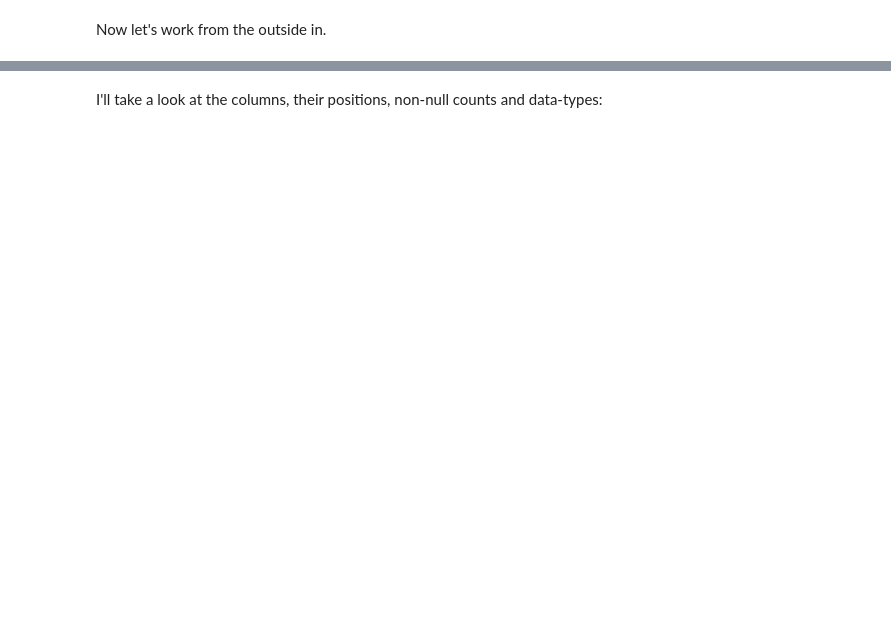
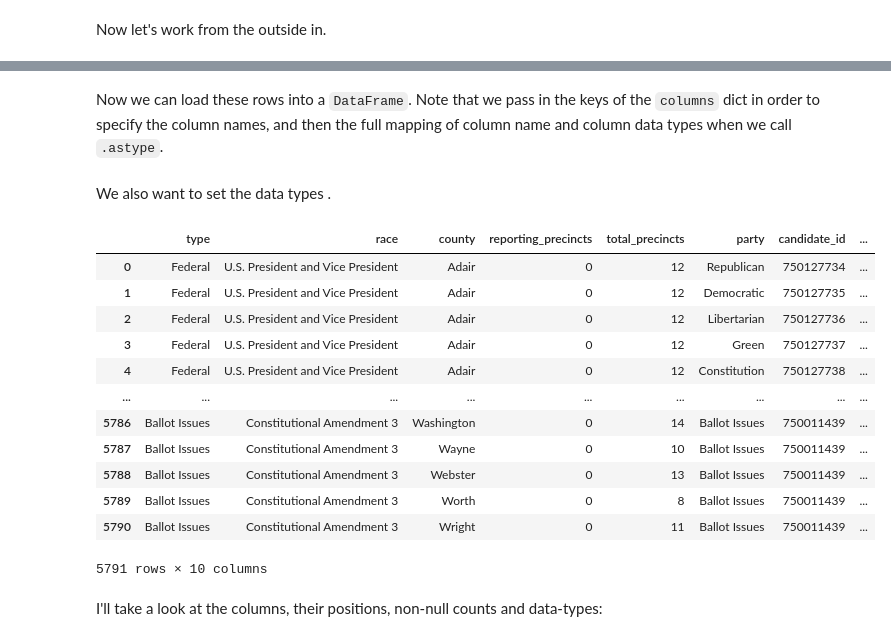
Before and after one commit to gordonje/mo-gen-election-results-2020, a Jupyter notebook: analysis.ipynb, the cells around one changed output, grey strips where cells are left out. Cells and saved outputs as stored; diff of their text form; code cells hidden in the pictures; blank space fills up the shorter version.

```diff
--- a/analysis.ipynb
+++ b/analysis.ipynb
@@ -101,5 +180,7 @@ Instead, we need to reformat the data from a nested structure into a two-dimensi
 Essentially, we want each row to contain the number of votes counted for each ballot option in a given county and given contest.
 
 Let's start by defining an empty list hold all of our rows
+# %%
+rows = []
 # %% [markdown]
 Now let's work from the outside in.
@@ -111,0 +187,25 @@ Now I can load this data into a `pandas.DataFrame`. In so doing, I will specify
+# %%
+for type_race in root.findall(".//TypeRace"):
+    for race in type_race.findall("Race"):
+        for counties in race.findall("Counties"):
+            for party in counties.findall("CountyResults/Party"):
+                for candidate in party.findall('Candidate'):
+                    row = [
+                        type_race.find('Type').text.strip(),
+                        race.find('RaceTitle').text.strip(),
+                        counties.find('CountyName').text.strip(),
+                        int(counties.find('CountyResults/ReportingPrecincts').text),
+                        int(counties.find('CountyResults/TotalPrecincts').text),
+                        party.find('PartyName').text.strip(),
+                        candidate.find('CandidateID').text.strip(),
+                        candidate.find('LastName').text.strip(),
+                        int(candidate.find('YesVotes').text),
+                    ]
+                    if candidate.find('NoVotes'):
+                        row.append(
+                            int(candidate.find('NoVotes').text)
+                        )
+                    else:
+                        row.append(0)
+
+                    rows.append(row)
@@ -112,2 +216,38 @@ Now I can load this data into a `pandas.DataFrame`. In so doing, I will specify
+# %%
+columns = {
+    'type': "string",
+    'race': "string",
+    'county': "string",
+    'reporting_precincts': "Int64",
+    'total_precincts': "Int64",
+    'party': "string",
+    'candidate_id': "string",
+    'candidate_name': "string",
+    'yes_votes': "Int64",
+    'no_votes': "Int64"
+}
+# %% [markdown]
+Now we can load these rows into a `DataFrame`. Note that we pass in the keys of the `columns` dict in order to specify the column names, and then the full mapping of column name and column data types when we call `.astype`.
+# %%
+results_df = pd.DataFrame(rows, columns=columns.keys()) \
+    .astype(columns)
+# %% [markdown]
+We also want to set the data types .
+# %%
+results_df
+# %% [output]
+|  | type | race | county | reporting_precincts | total_precincts | party | candidate_id | ... |
+| 0 | Federal | U.S. President and Vice President | Adair | 0 | 12 | Republican | 750127734 | ... |
+| 1 | Federal | U.S. President and Vice President | Adair | 0 | 12 | Democratic | 750127735 | ... |
+| 2 | Federal | U.S. President and Vice President | Adair | 0 | 12 | Libertarian | 750127736 | ... |
+| 3 | Federal | U.S. President and Vice President | Adair | 0 | 12 | Green | 750127737 | ... |
+| 4 | Federal | U.S. President and Vice President | Adair | 0 | 12 | Constitution | 750127738 | ... |
+| ... | ... | ... | ... | ... | ... | ... | ... | ... |
+| 5786 | Ballot Issues | Constitutional Amendment 3 | Washington | 0 | 14 | Ballot Issues | 750011439 | ... |
+| 5787 | Ballot Issues | Constitutional Amendment 3 | Wayne | 0 | 10 | Ballot Issues | 750011439 | ... |
+| 5788 | Ballot Issues | Constitutional Amendment 3 | Webster | 0 | 13 | Ballot Issues | 750011439 | ... |
+| 5789 | Ballot Issues | Constitutional Amendment 3 | Worth | 0 | 8 | Ballot Issues | 750011439 | ... |
+| 5790 | Ballot Issues | Constitutional Amendment 3 | Wright | 0 | 11 | Ballot Issues | 750011439 | ... |
+5791 rows × 10 columns
 # %% [markdown]
 I'll take a look at the columns, their positions, non-null counts and data-types:
```
Also changed, not shown: parts of 39 cells of this notebook, 12 other files.
